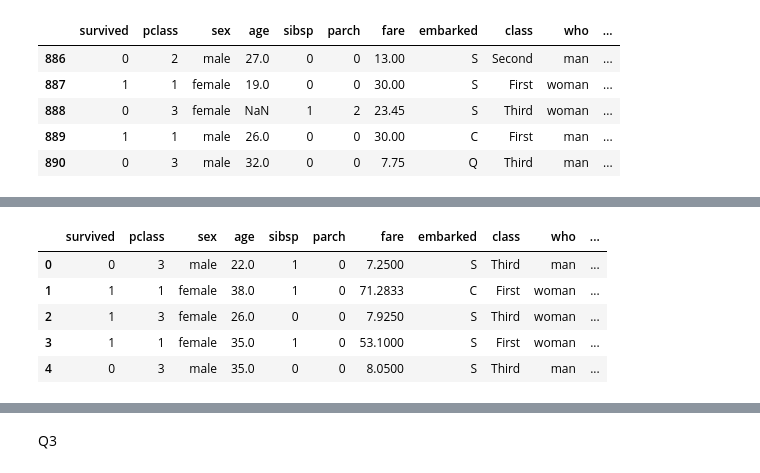
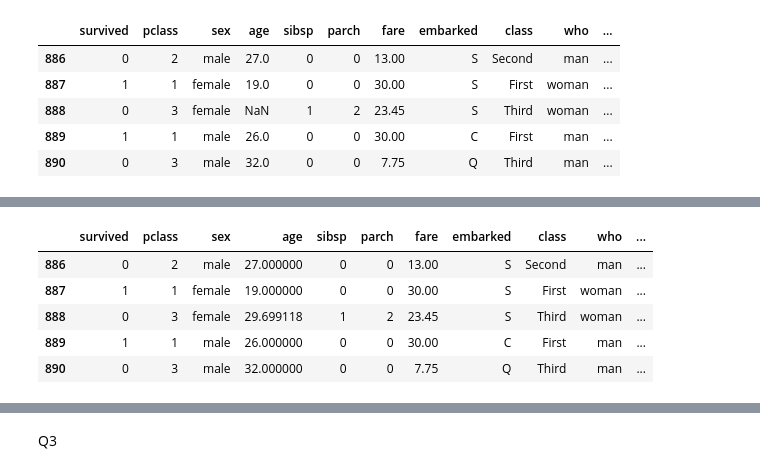
Before and after one commit to js2bean/Data-Analysis-2021.11, a Jupyter notebook: 02.Pandas/연습문제2.ipynb, the cells around one changed output, grey strips where cells are left out. Saved outputs shown, nothing was run; the diff lists cells and outputs as text; code cells hidden in the pictures.

```diff
--- a/02.Pandas/연습문제2.ipynb
+++ b/02.Pandas/연습문제2.ipynb
@@ -52,5 +136,7 @@ titanic.tail()
 | 890 | 0 | 3 | male | 32.0 | 0 | 0 | 7.75 | Q | Third | man | ... |
 # %%
 # a
-titanic['age'].apply(lambda x: x<20
+
+titanic['category1'] = titanic.apply(lambda x: x.sex if x.age>=20 else 'child', axis=1)
+titanic.tail()
 # %% [output]
@@ -58,12 +149,13 @@ SyntaxError: unexpected EOF while parsing (<ipython-input-48-2ec2b7714be9>, line
 # %%
 # b
 titanic['age'].fillna(titanic.age.mean(), inplace=True)
-titanic.head()
+titanic['category1'] = titanic.apply(lambda x: x.sex if x.age>=20 else 'child', axis=1)
+titanic.tail()
 # %% [output]
 |  | survived | pclass | sex | age | sibsp | parch | fare | embarked | class | who | ... |
-| 0 | 0 | 3 | male | 22.0 | 1 | 0 | 7.2500 | S | Third | man | ... |
-| 1 | 1 | 1 | female | 38.0 | 1 | 0 | 71.2833 | C | First | woman | ... |
-| 2 | 1 | 3 | female | 26.0 | 0 | 0 | 7.9250 | S | Third | woman | ... |
-| 3 | 1 | 1 | female | 35.0 | 1 | 0 | 53.1000 | S | First | woman | ... |
-| 4 | 0 | 3 | male | 35.0 | 0 | 0 | 8.0500 | S | Third | man | ... |
+| 886 | 0 | 2 | male | 27.000000 | 0 | 0 | 13.00 | S | Second | man | ... |
+| 887 | 1 | 1 | female | 19.000000 | 0 | 0 | 30.00 | S | First | woman | ... |
+| 888 | 0 | 3 | female | 29.699118 | 1 | 2 | 23.45 | S | Third | woman | ... |
+| 889 | 1 | 1 | male | 26.000000 | 0 | 0 | 30.00 | C | First | man | ... |
+| 890 | 0 | 3 | male | 32.000000 | 0 | 0 | 7.75 | Q | Third | man | ... |
 # %%
```
Also changed, not shown: parts of 27 cells of this notebook, 8 other files.
